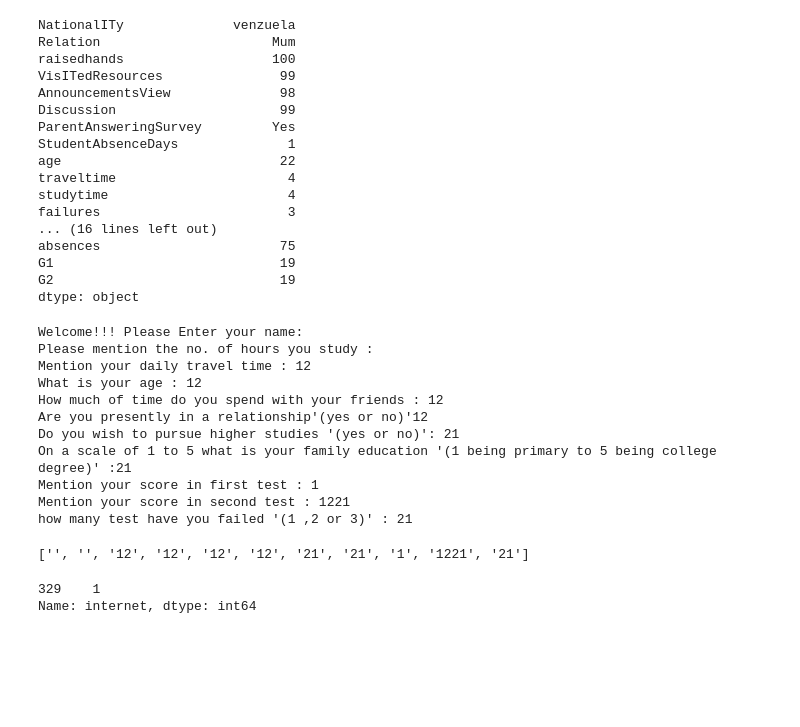
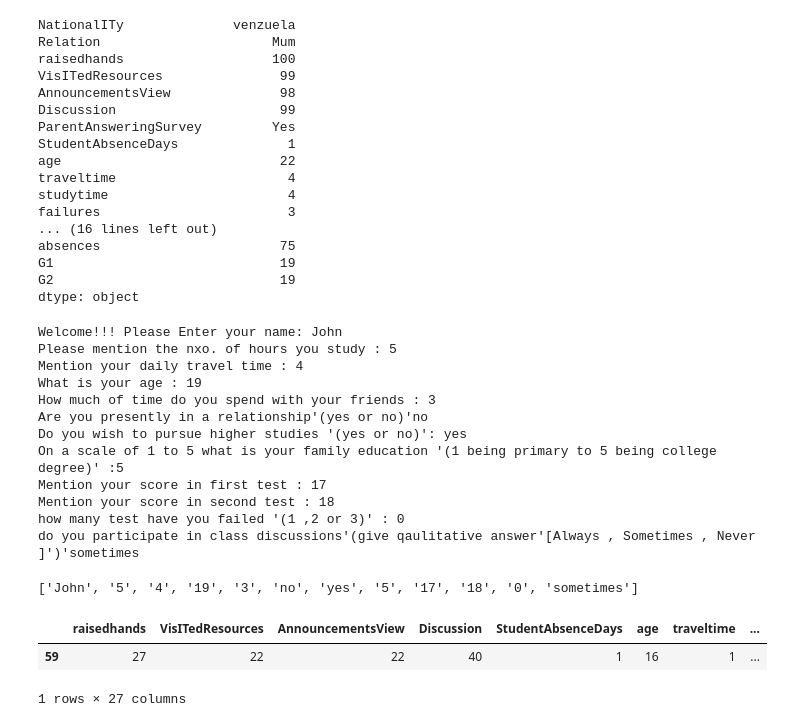
Before and after one commit to yashagrawal3/Openai_hackathon, a Jupyter notebook: Hackathon.ipynb, the cells around one changed output. Saved outputs shown, nothing was run; the diff lists cells and outputs as text; code cells hidden in the pictures; blank space fills up the shorter version.

```diff
--- a/Hackathon.ipynb
+++ b/Hackathon.ipynb
@@ -278,7 +279,7 @@ negative_features = ['failures','goout','romantic','traveltime']
 user_data=[]
 user_name = input("Welcome!!! Please Enter your name: ")
 user_data.append(user_name)
-data1 = input("Please mention the no. of hours you study : ")
+data1 = input("Please mention the nxo. of hours you study : ")
 data2 = input("Mention your daily travel time : ")
 data3 = input("What is your age : ")
 data4 = input("How much of time do you spend with your friends : ")
@@ -288,27 +289,30 @@ data7 = input("On a scale of 1 to 5 what is your family education '(1 being prim
 data8 = input("Mention your score in first test : ")
 data9 = input("Mention your score in second test : ")
 data10 = input("how many test have you failed '(1 ,2 or 3)' : ")
+data11 = input("do you participate in class discussions'(give qaulitative answer'[Always , Sometimes , Never ]')'")
 
-for i in range(1,11):
+for i in range(1,12):
     data = "data"+str(i)
     user_data.append(globals()[data])
 user_data
 # %% [output]
-Welcome!!! Please Enter your name:
-Please mention the no. of hours you study :
-Mention your daily travel time : 12
-What is your age : 12
-How much of time do you spend with your friends : 12
-Are you presently in a relationship'(yes or no)'12
-Do you wish to pursue higher studies '(yes or no)': 21
-On a scale of 1 to 5 what is your family education '(1 being primary to 5 being college degree)' :21
-Mention your score in first test : 1
-Mention your score in second test : 1221
-how many test have you failed '(1 ,2 or 3)' : 21
+Welcome!!! Please Enter your name: John
+Please mention the nxo. of hours you study : 5
+Mention your daily travel time : 4
+What is your age : 19
+How much of time do you spend with your friends : 3
+Are you presently in a relationship'(yes or no)'no
+Do you wish to pursue higher studies '(yes or no)': yes
+On a scale of 1 to 5 what is your family education '(1 being primary to 5 being college degree)' :5
+Mention your score in first test : 17
+Mention your score in second test : 18
+how many test have you failed '(1 ,2 or 3)' : 0
+do you participate in class discussions'(give qaulitative answer'[Always , Sometimes , Never ]')'sometimes
-['', '', '12', '12', '12', '12', '21', '21', '1', '1221', '21']
+['John', '5', '4', '19', '3', 'no', 'yes', '5', '17', '18', '0', 'sometimes']
 # %%
-user = x_test['internet'].head(1)
+user = x_train.head(1)
 user
 # %% [output]
+|  | raisedhands | VisITedResources | AnnouncementsView | Discussion | StudentAbsenceDays | age | traveltime | ... |
+| 59 | 27 | 22 | 22 | 40 | 1 | 16 | 1 | ... |
-329    1
-Name: internet, dtype: int64
+1 rows × 27 columns
```
Also changed, not shown: parts of 10 cells of this notebook, 4 other files.
